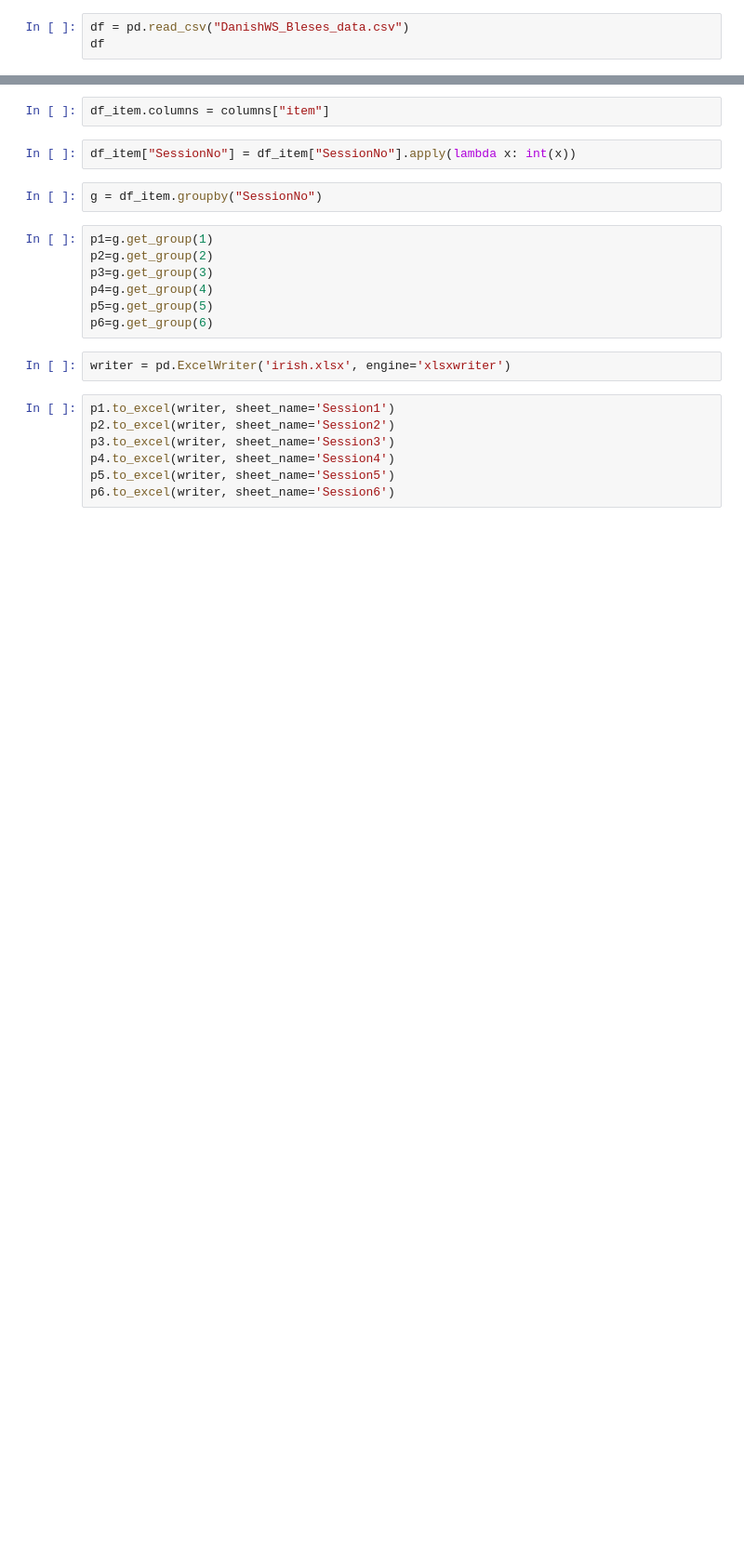
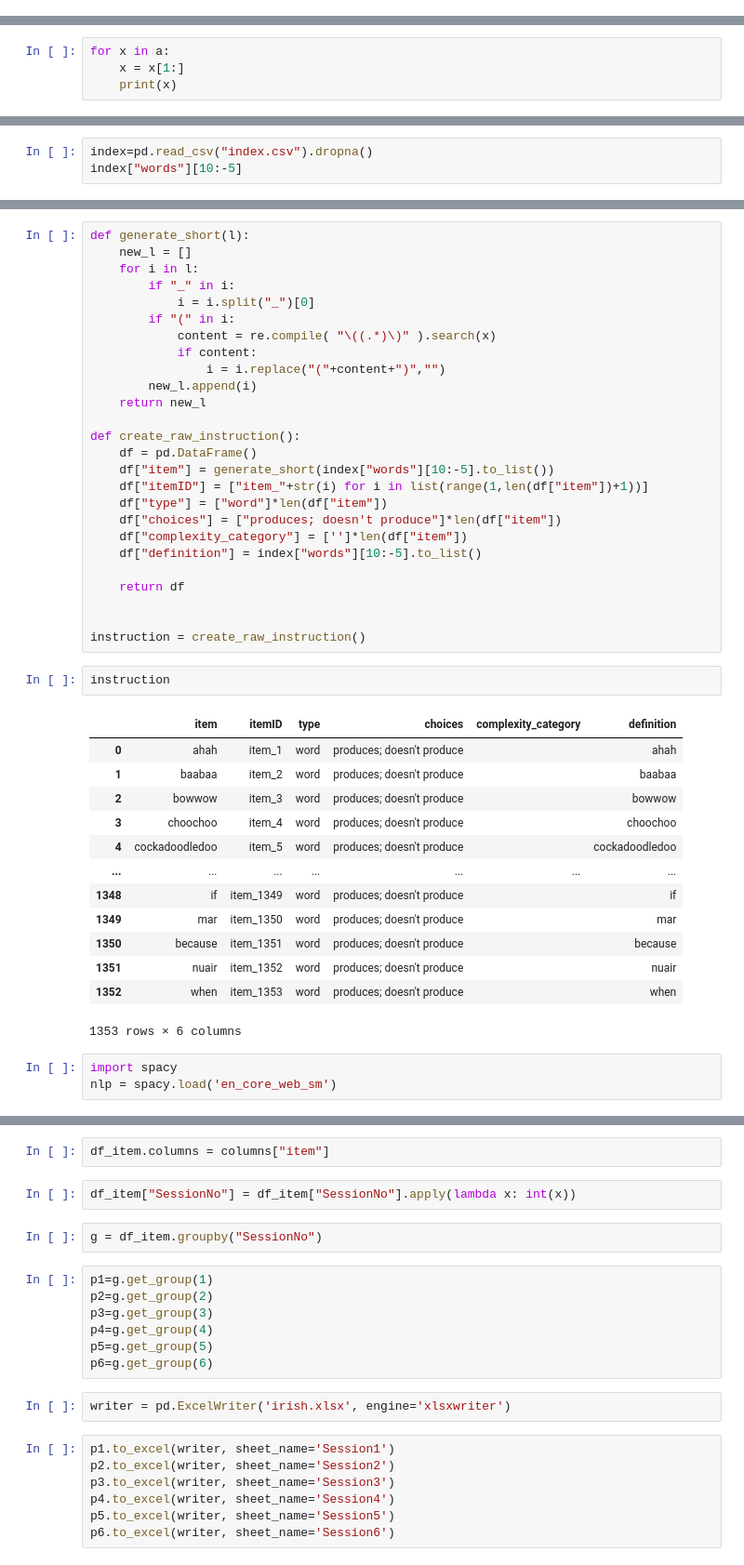
Before and after one commit to ningkko/ChildASR, a Jupyter notebook: biling_data/irish/converter.ipynb, the cells around one changed output, grey strips where cells are left out. Shown at 93% size. Cells and saved outputs as stored; diff of their text form; blank space fills up the shorter version.

Commit message:
irish data, wordbank

```diff
--- a/biling_data/irish/converter.ipynb
+++ b/biling_data/irish/converter.ipynb
@@ -75,3 +0,0 @@ def get_abb(x):
-# %%
-df = pd.read_csv("DanishWS_Bleses_data.csv")
-df
@@ -125,0 +87,4 @@ columns.to_csv("index.csv",index=False)
+# %%
+for x in a:
+    x = x[1:]
+    print(x)
@@ -125,0 +112,3 @@ columns.to_csv("index.csv",index=False)
+# %%
+index=pd.read_csv("index.csv").dropna()
+index["words"][10:-5]
@@ -125,0 +169,45 @@ columns.to_csv("index.csv",index=False)
+# %%
+def generate_short(l):
+    new_l = []
+    for i in l:
+        if "_" in i:
+            i = i.split("_")[0]
+        if "(" in i:
+            content = re.compile( "\((.*)\)" ).search(x)
+            if content:
+                i = i.replace("("+content+")","")
+        new_l.append(i)
+    return new_l
+
+def create_raw_instruction():
+    df = pd.DataFrame()
+    df["item"] = generate_short(index["words"][10:-5].to_list())
+    df["itemID"] = ["item_"+str(i) for i in list(range(1,len(df["item"])+1))]
+    df["type"] = ["word"]*len(df["item"])
+    df["choices"] = ["produces; doesn't produce"]*len(df["item"])
+    df["complexity_category"] = ['']*len(df["item"])
+    df["definition"] = index["words"][10:-5].to_list()
+
+    return df
+
+
+instruction = create_raw_instruction()
+# %%
+instruction
+# %% [output]
+|  | item | itemID | type | choices | complexity_category | definition |
+| 0 | ahah | item_1 | word | produces; doesn't produce |  | ahah |
+| 1 | baabaa | item_2 | word | produces; doesn't produce |  | baabaa |
+| 2 | bowwow | item_3 | word | produces; doesn't produce |  | bowwow |
+| 3 | choochoo | item_4 | word | produces; doesn't produce |  | choochoo |
+| 4 | cockadoodledoo | item_5 | word | produces; doesn't produce |  | cockadoodledoo |
+| ... | ... | ... | ... | ... | ... | ... |
+| 1348 | if | item_1349 | word | produces; doesn't produce |  | if |
+| 1349 | mar | item_1350 | word | produces; doesn't produce |  | mar |
+| 1350 | because | item_1351 | word | produces; doesn't produce |  | because |
+| 1351 | nuair | item_1352 | word | produces; doesn't produce |  | nuair |
+| 1352 | when | item_1353 | word | produces; doesn't produce |  | when |
+1353 rows × 6 columns
+# %%
+import spacy
+nlp = spacy.load('en_core_web_sm')
```
Also changed, not shown: parts of 38 cells of this notebook, 9 other files.
